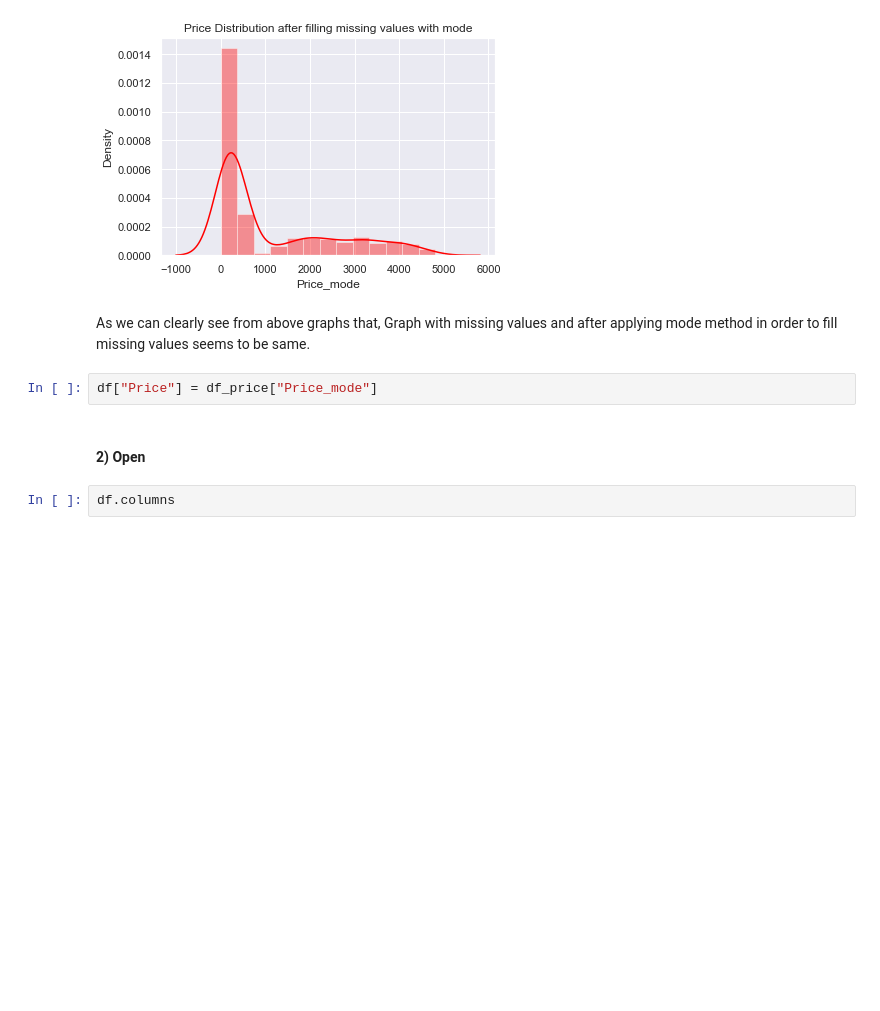
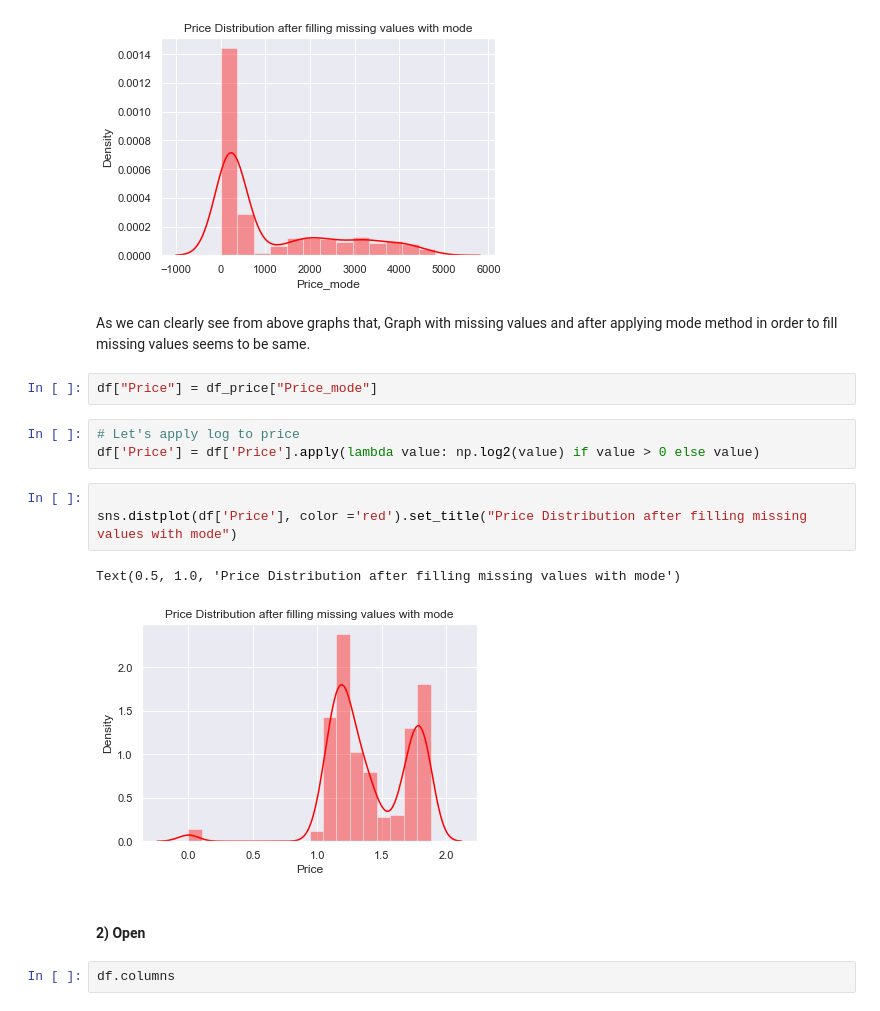
Before and after one commit to darshakpranpariya/MARKETPIRATE, a Jupyter notebook: Assignment 1.ipynb, the cells around one changed output. Cells and saved outputs as stored; diff of their text form; blank space fills up the shorter version.

```diff
--- a/Assignment 1.ipynb
+++ b/Assignment 1.ipynb
@@ -421,6 +421,15 @@ Graph with missing values and after applying mode method in order to fill missin
 be same.
 # %%
 df["Price"] = df_price["Price_mode"]
+# %%
+# Let's apply log to price
+df['Price'] = df['Price'].apply(lambda value: np.log2(value) if value > 0 else value)
+# %%
+
+sns.distplot(df['Price'], color ='red').set_title("Price Distribution after filling missing values with mode")
+# %% [output]
+Text(0.5, 1.0, 'Price Distribution after filling missing values with mode')
+[figure, added]
 # %% [markdown]
 #### 2) Open
 # %%
```
Also changed, not shown: parts of 4 cells of this notebook.
